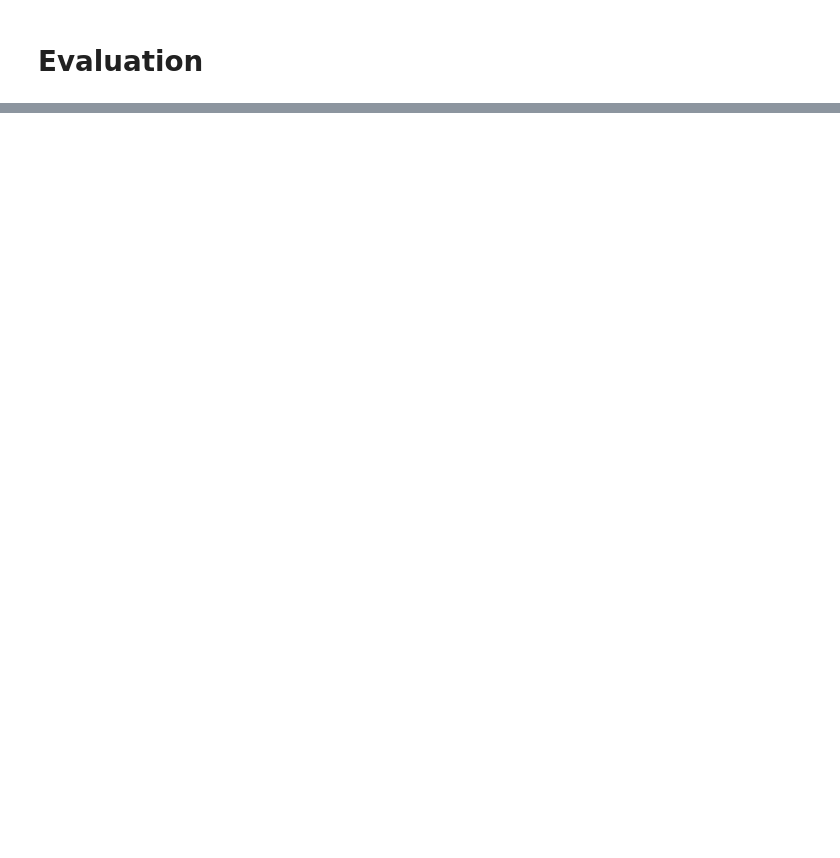
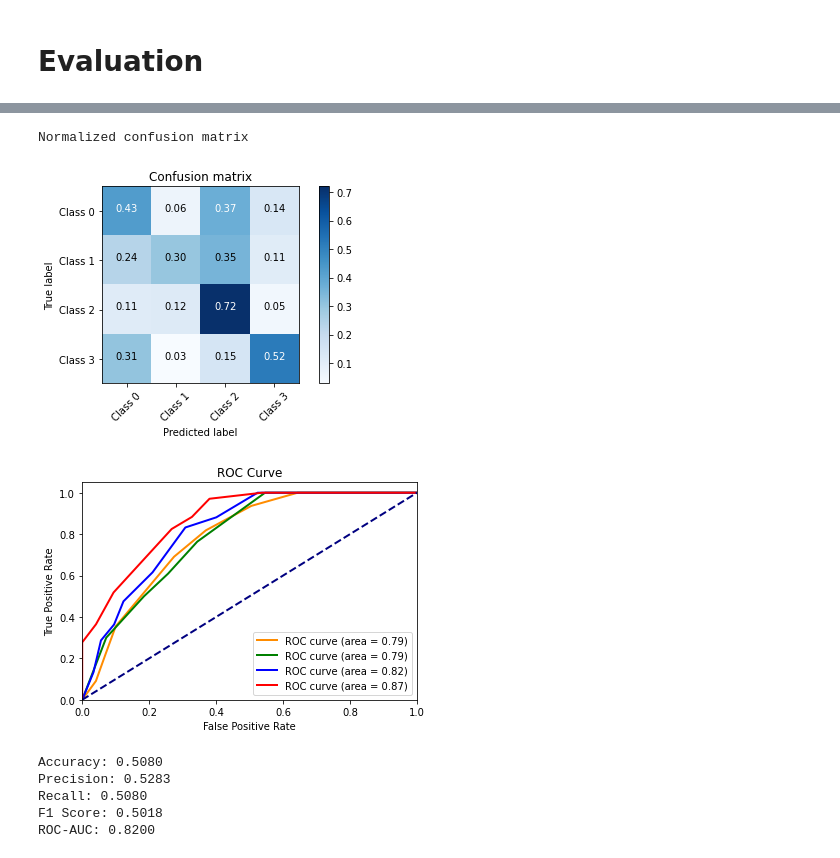
Before and after one commit to annalaczko/MadAI, a Jupyter notebook: 3 - Training.ipynb, the cells around one changed output, grey strips where cells are left out. Saved outputs shown, nothing was run; the diff lists cells and outputs as text; code cells hidden in the pictures; blank space fills up the shorter version.

```diff
--- a/3 - Training.ipynb
+++ b/3 - Training.ipynb
@@ -240,2 +303,11 @@ evaluate_model(image_model, X_image_test, y_train)
 # %%
-evaluate_model(patient_data_model, X_patient_data_test, y_train)
+evaluate_model(patient_data_classifier, X_patient_data_test, y_test)
+# %% [output]
+Normalized confusion matrix
+[figure, added]
+[figure, added]
+Accuracy: 0.5080
+Precision: 0.5283
+Recall: 0.5080
+F1 Score: 0.5018
+ROC-AUC: 0.8200
```
Also changed, not shown: parts of 8 cells of this notebook.
